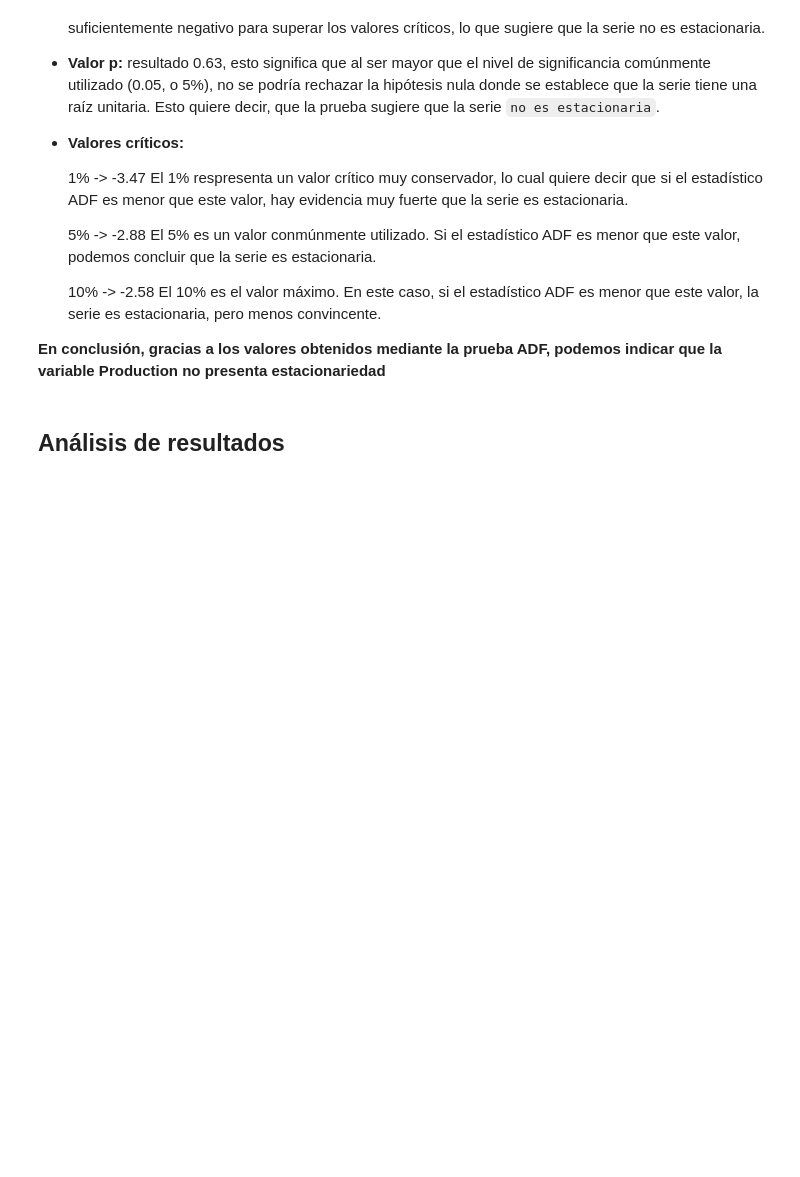
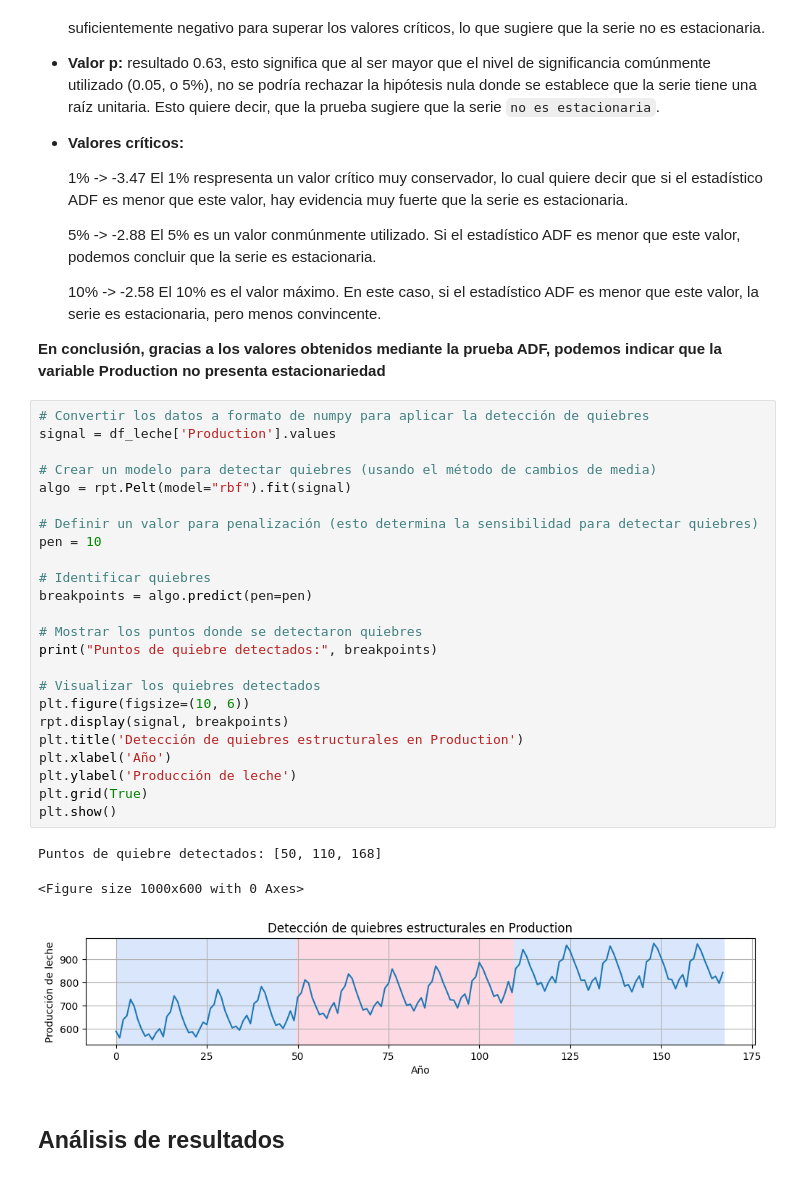
Before and after one commit to principioincertidumbre/Tarea3_MLA, a Jupyter notebook: Tarea_3_MLA.ipynb, the cells around one changed output. Drawn from its saved outputs; the diff is of its cells as text; blank space fills up the shorter version.

Commit message:
Puntos de quiebre producción de leche

```diff
--- a/Tarea_3_MLA.ipynb
+++ b/Tarea_3_MLA.ipynb
@@ -369,6 +369,34 @@ Los resultados de la prueba de **Dickey-Fuller Aumentada (ADF)** para la variabl
 
 
 **En conclusión, gracias a los valores obtenidos mediante la prueba ADF, podemos indicar que la variable Production no presenta estacionariedad**
+# %%
+# Convertir los datos a formato de numpy para aplicar la detección de quiebres
+signal = df_leche['Production'].values
+
+# Crear un modelo para detectar quiebres (usando el método de cambios de media)
+algo = rpt.Pelt(model="rbf").fit(signal)
+
+# Definir un valor para penalización (esto determina la sensibilidad para detectar quiebres)
+pen = 10
+
+# Identificar quiebres
+breakpoints = algo.predict(pen=pen)
+
+# Mostrar los puntos donde se detectaron quiebres
+print("Puntos de quiebre detectados:", breakpoints)
+
+# Visualizar los quiebres detectados
+plt.figure(figsize=(10, 6))
+rpt.display(signal, breakpoints)
+plt.title('Detección de quiebres estructurales en Production')
+plt.xlabel('Año')
+plt.ylabel('Producción de leche')
+plt.grid(True)
+plt.show()
+# %% [output]
+Puntos de quiebre detectados: [50, 110, 168]
+<Figure size 1000x600 with 0 Axes>
+[figure, added]
 # %% [markdown]
 ## Análisis de resultados
 # %% [markdown]
```
